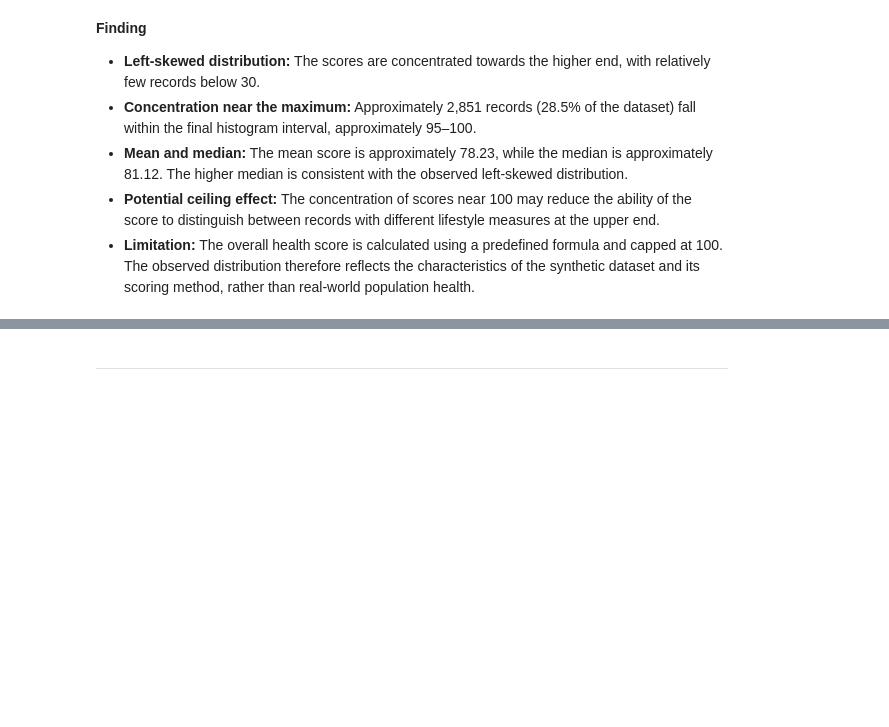
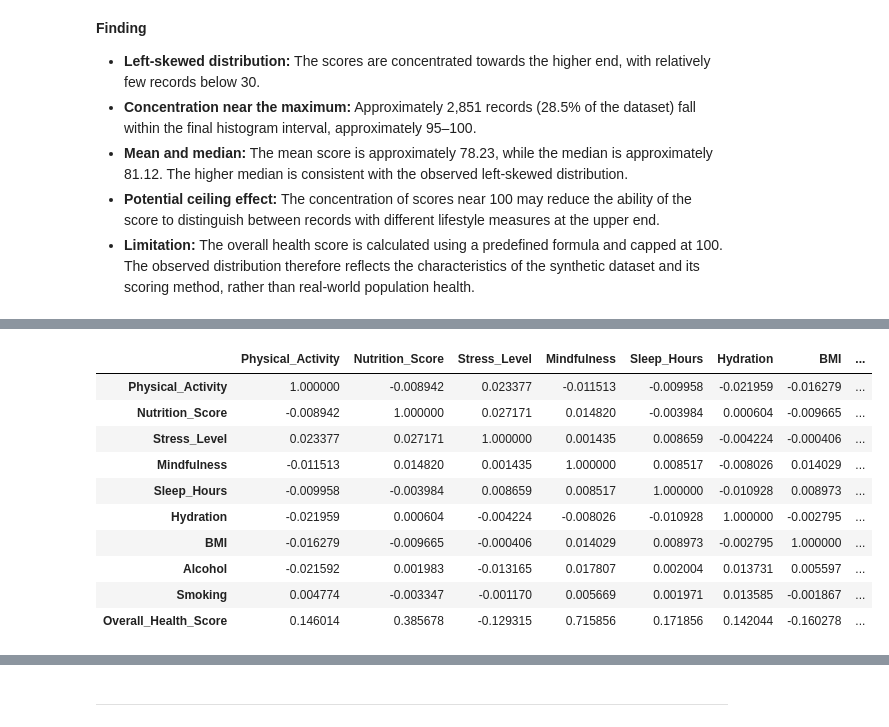
Before and after one commit to LieneRubule/Holistic-Health-and-Lifestyle-Score-Dataset, a Jupyter notebook: jupyter_notebooks/02_Exploratory_Data_Analysis.ipynb, the cells around one changed output, grey strips where cells are left out. Drawn from its saved outputs; the diff is of its cells as text; code cells hidden in the pictures; blank space fills up the shorter version.

```diff
--- a/jupyter_notebooks/02_Exploratory_Data_Analysis.ipynb
+++ b/jupyter_notebooks/02_Exploratory_Data_Analysis.ipynb
@@ -320,0 +337,18 @@ The distribution describes the scores generated within this synthetic dataset an
+# %%
+# Calculate correlations between numerical variables
+correlation_matrix = df.corr(numeric_only=True)
+
+# Display the correlation matrix
+correlation_matrix
+# %% [output]
+|  | Physical_Activity | Nutrition_Score | Stress_Level | Mindfulness | Sleep_Hours | Hydration | BMI | ... |
+| Physical_Activity | 1.000000 | -0.008942 | 0.023377 | -0.011513 | -0.009958 | -0.021959 | -0.016279 | ... |
+| Nutrition_Score | -0.008942 | 1.000000 | 0.027171 | 0.014820 | -0.003984 | 0.000604 | -0.009665 | ... |
+| Stress_Level | 0.023377 | 0.027171 | 1.000000 | 0.001435 | 0.008659 | -0.004224 | -0.000406 | ... |
+| Mindfulness | -0.011513 | 0.014820 | 0.001435 | 1.000000 | 0.008517 | -0.008026 | 0.014029 | ... |
+| Sleep_Hours | -0.009958 | -0.003984 | 0.008659 | 0.008517 | 1.000000 | -0.010928 | 0.008973 | ... |
+| Hydration | -0.021959 | 0.000604 | -0.004224 | -0.008026 | -0.010928 | 1.000000 | -0.002795 | ... |
+| BMI | -0.016279 | -0.009665 | -0.000406 | 0.014029 | 0.008973 | -0.002795 | 1.000000 | ... |
+| Alcohol | -0.021592 | 0.001983 | -0.013165 | 0.017807 | 0.002004 | 0.013731 | 0.005597 | ... |
+| Smoking | 0.004774 | -0.003347 | -0.001170 | 0.005669 | 0.001971 | 0.013585 | -0.001867 | ... |
+| Overall_Health_Score | 0.146014 | 0.385678 | -0.129315 | 0.715856 | 0.171856 | 0.142044 | -0.160278 | ... |
```
Also changed, not shown: parts of 8 cells of this notebook.
